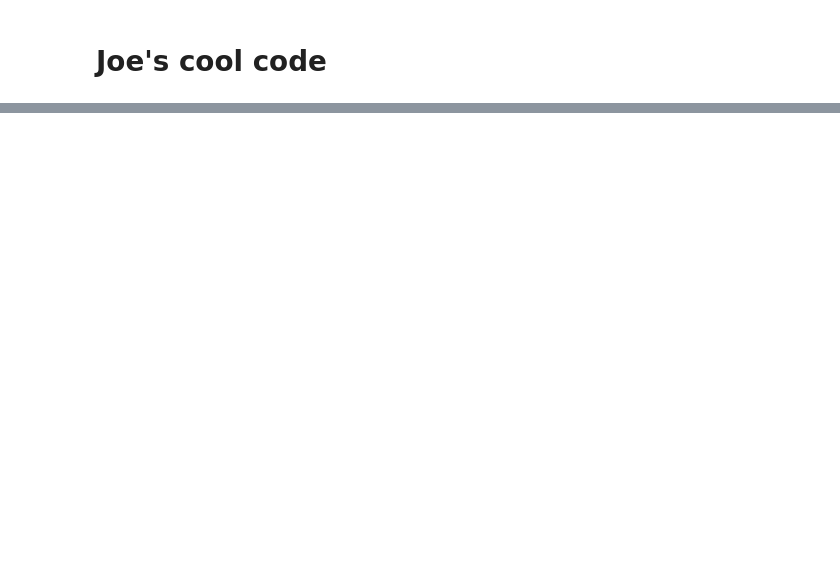
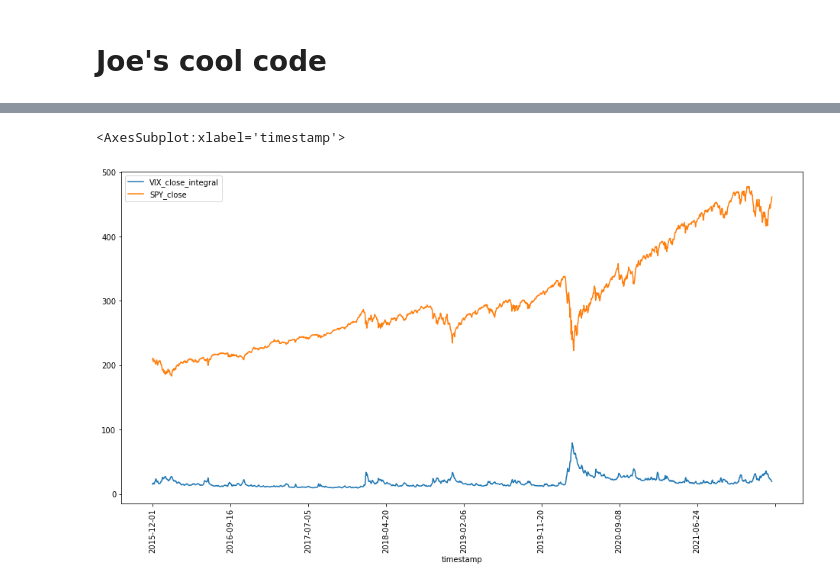
Before and after one commit to JoeHGeoghegan/VIX_Timing_The_Market, a Jupyter notebook: Notebooks/Joe.ipynb, the cells around one changed output, grey strips where cells are left out. Saved outputs shown, nothing was run; the diff lists cells and outputs as text; code cells hidden in the pictures; blank space fills up the shorter version.

Commit message:
More data wrangling & intergral graphing

```diff
--- a/Notebooks/Joe.ipynb
+++ b/Notebooks/Joe.ipynb
@@ -35,0 +18,30 @@ def add_rolling_integrate(df:pd.DataFrame,data_col,rollNum,):
+# %%
+# def add_Rolling_ID_Values(df:pd.DataFrame,data_col,rollNum):
+#     result = add_rolling_integrate(df,data_col,rollNum)
+#     result = add_rolling_derivatives(result,data_col,rollNum)
+#     return result
+def add_rolling_integrate(df:pd.DataFrame,data_col,rollNum):
+    data = df[data_col]
+    integral = data.rolling(rollNum).apply(integrate.trapz)
+    integral = integral.rename(f'{data_col}_integral')
+    return pd.concat([df,integral],axis=1)
+
+# def add_rolling_derivatives(df:pd.DataFrame,data_col,rollNum):
+#     data = df[data_col]
+#     derivative = data.rolling(rollNum).apply(diff)
+#     derivative = derivative.rename(f'{data_col}_derivative')
+#     return pd.concat([df,derivative],axis=1)
+# %%
+window = 2
+VIX_PID_Data = add_rolling_integrate(cleanData['VIX'],'close',window)
+VIX_PID_Data = add_rolling_integrate(VIX_PID_Data,'pct_change',window)
+VIX_PID_Data = DW.tag_columns(VIX_PID_Data,'VIX')
+# VIX_PID_Data
+# %%
+SPY_PID_Data = add_rolling_integrate(cleanData['SPY'],'close',window)
+SPY_PID_Data = add_rolling_integrate(SPY_PID_Data,'pct_change',window)
+SPY_PID_Data = DW.tag_columns(SPY_PID_Data,'SPY')
+# SPY_PID_Data
+# %%
+graphing_data = pd.concat([VIX_PID_Data,SPY_PID_Data],axis=1)
+graphing_data
@@ -35,0 +63,7 @@ def add_rolling_integrate(df:pd.DataFrame,data_col,rollNum,):
+# %%
+scaled = graphing_data
+# scaled['VIX_close_integral'] = graphing_data['VIX_close_integral']+graphing_data['SPY_close'].dropna().iloc[0]
+scaled[['VIX_close_integral','SPY_close']].dropna().plot(rot=90,figsize=(16,8))
+# %% [output]
+<AxesSubplot:xlabel='timestamp'>
+[figure, added]
```
Also changed, not shown: parts of 4 cells of this notebook, 1 other file.
